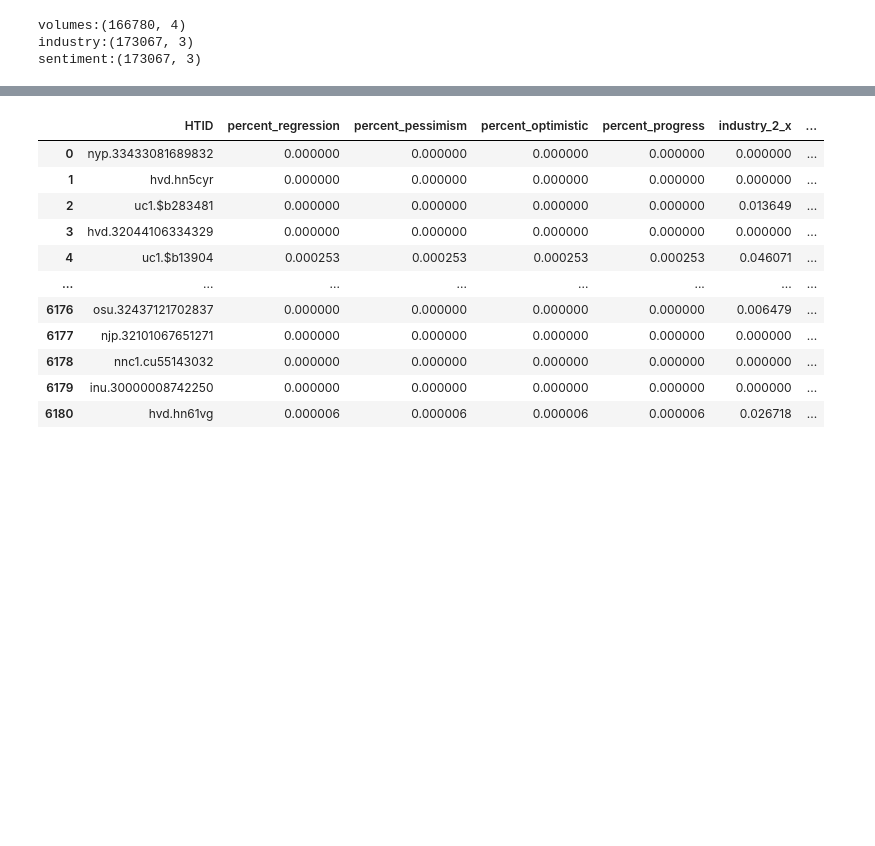
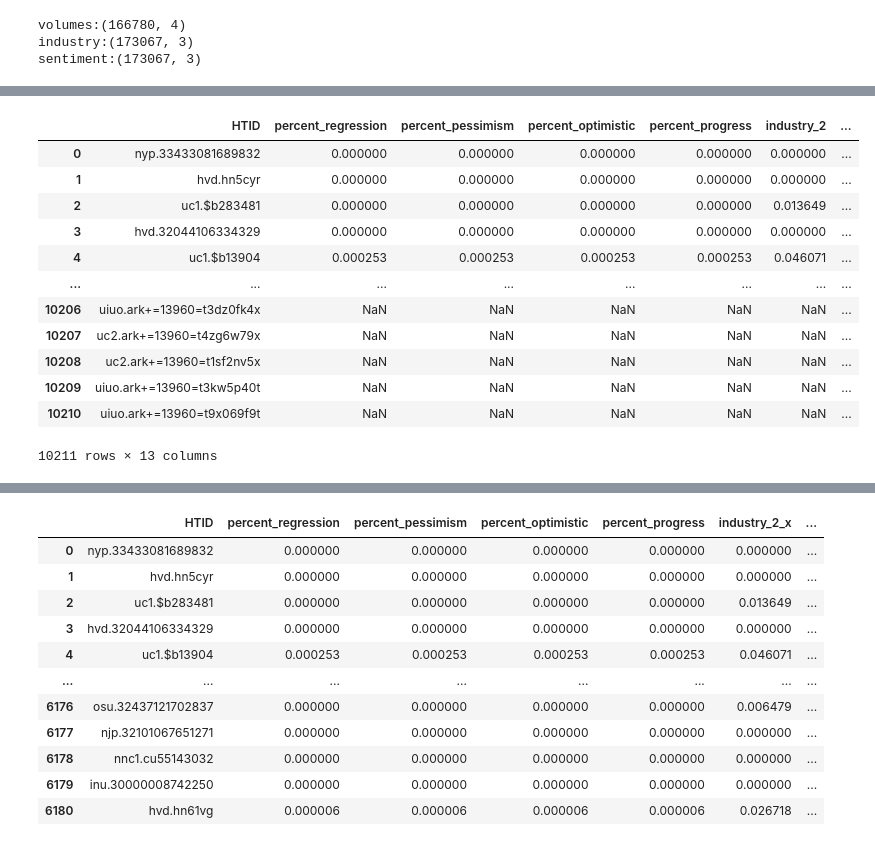
Before and after one commit to austinkennedy/Hathitrust, a Jupyter notebook: code/data_playground.ipynb, the cells around one changed output, grey strips where cells are left out. Saved outputs shown, nothing was run; the diff lists cells and outputs as text; code cells hidden in the pictures; blank space fills up the shorter version.

```diff
--- a/code/data_playground.ipynb
+++ b/code/data_playground.ipynb
@@ -74,0 +78,18 @@ anti
+# %%
+map = {'left_only':'sentiment_data', 'right_only':'topic_weights'}
+anti['dataset'] = anti['_merge'].map(map)
+anti
+# %% [output]
+|  | HTID | percent_regression | percent_pessimism | percent_optimistic | percent_progress | industry_2 | ... |
+| 0 | nyp.33433081689832 | 0.000000 | 0.000000 | 0.000000 | 0.000000 | 0.000000 | ... |
+| 1 | hvd.hn5cyr | 0.000000 | 0.000000 | 0.000000 | 0.000000 | 0.000000 | ... |
+| 2 | uc1.$b283481 | 0.000000 | 0.000000 | 0.000000 | 0.000000 | 0.013649 | ... |
+| 3 | hvd.32044106334329 | 0.000000 | 0.000000 | 0.000000 | 0.000000 | 0.000000 | ... |
+| 4 | uc1.$b13904 | 0.000253 | 0.000253 | 0.000253 | 0.000253 | 0.046071 | ... |
+| ... | ... | ... | ... | ... | ... | ... | ... |
+| 10206 | uiuo.ark+=13960=t3dz0fk4x | NaN | NaN | NaN | NaN | NaN | ... |
+| 10207 | uc2.ark+=13960=t4zg6w79x | NaN | NaN | NaN | NaN | NaN | ... |
+| 10208 | uc2.ark+=13960=t1sf2nv5x | NaN | NaN | NaN | NaN | NaN | ... |
+| 10209 | uiuo.ark+=13960=t3kw5p40t | NaN | NaN | NaN | NaN | NaN | ... |
+| 10210 | uiuo.ark+=13960=t9x069f9t | NaN | NaN | NaN | NaN | NaN | ... |
+10211 rows × 13 columns
```
Also changed, not shown: parts of 10 cells of this notebook.
